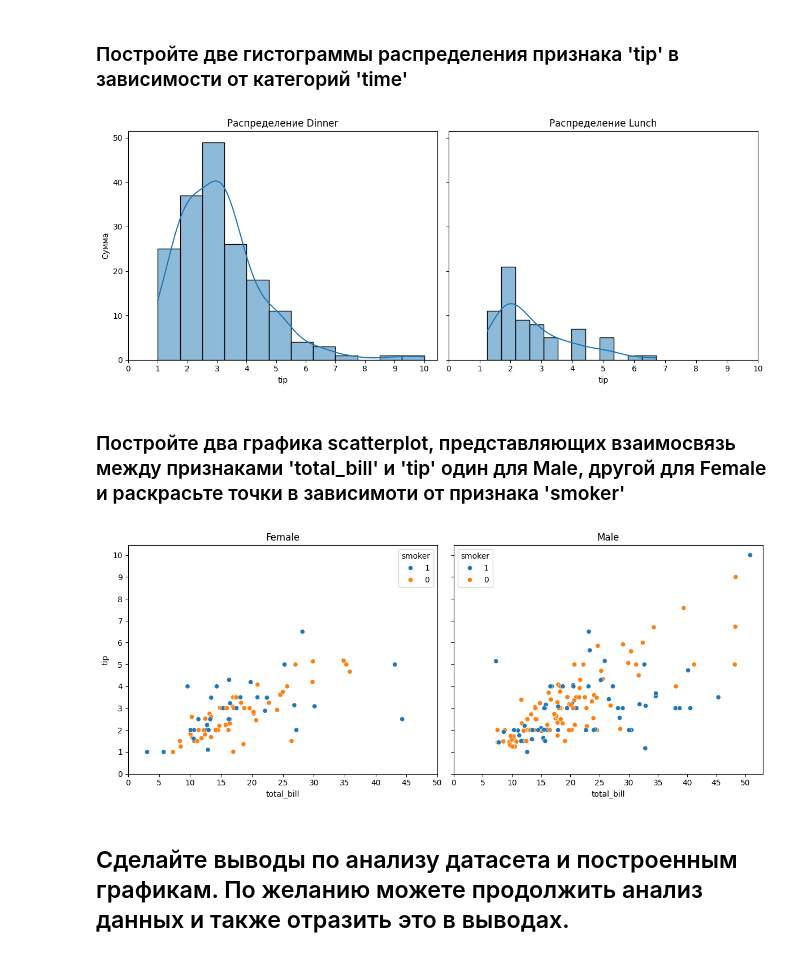
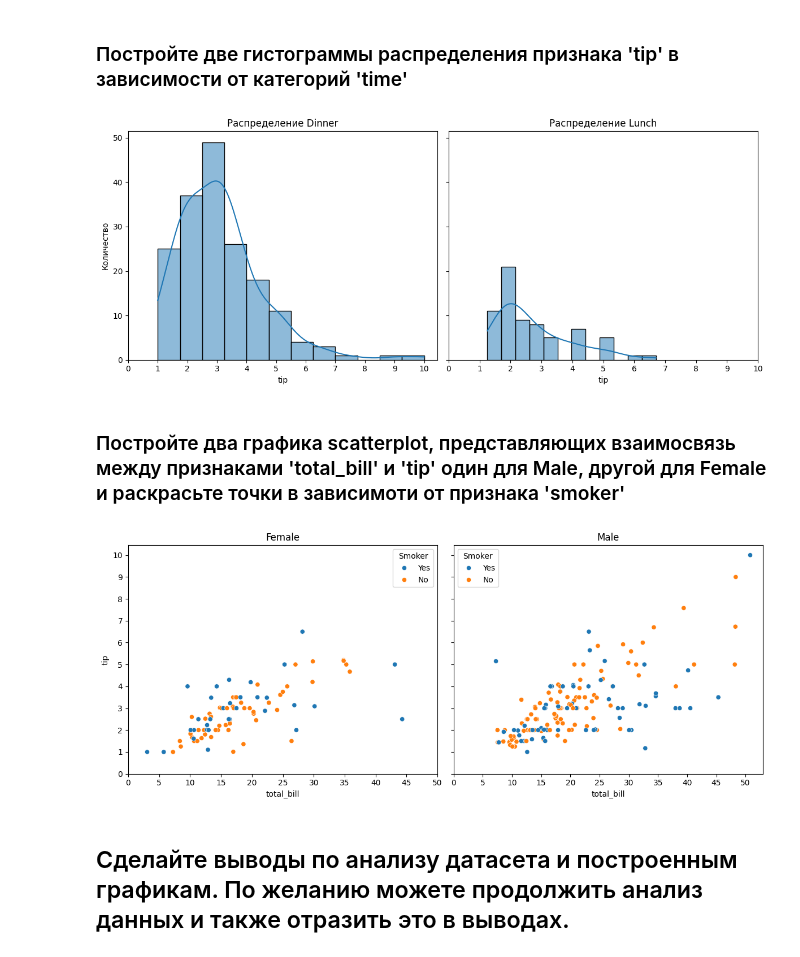
Before and after one commit to juojuk/ML-Basic, a Jupyter notebook: homework_07.ipynb, the cells around one changed output. Saved outputs shown, nothing was run; the diff lists cells and outputs as text; code cells hidden in the pictures.

```diff
--- a/homework_07.ipynb
+++ b/homework_07.ipynb
@@ -300,21 +301,21 @@ plt.show()
 # %%
 # ВАШ КОД ЗДЕСЬ
 time_array = df['time'].unique()
 time_count = len(time_array)
 
 fig, axes = plt.subplots(1, time_count, figsize=(12, 5), sharey=True)
 
 for ax, t in zip(axes, time_array):
     sns.histplot(data=df[df['time'] == t], x='tip', bins=12, kde=True, ax=ax)
     ax.set_title(f"Распределение {t}")
     ax.set_xlabel('tip')
-    ax.set_ylabel('Сумма')
+    ax.set_ylabel('Количество')
     ax.set_xticks(np.arange(0, df['tip'].max() + 1, 1))
 
 plt.tight_layout()
 plt.show()
 # %% [output]
-[figure, old version]
+[figure, new version]
 # %% [markdown]
 ### Постройте два графика scatterplot, представляющих взаимосвязь между признаками 'total_bill' и 'tip' один для Male, другой для Female и раскрасьте точки в зависимоти от признака 'smoker'
 # %%
@@ -330,9 +331,15 @@ for ax, s in zip(axes, sex_array):
     ax.set_xticks(np.arange(0, df['total_bill'].max() + 1, 5))
     ax.set_yticks(np.arange(0, df['tip'].max() + 1, 1))
 
+    handles, labels = ax.get_legend_handles_labels()
+    rename_map = {'0': 'No', '1': 'Yes'}
+
+    new_labels = [rename_map.get(lbl, lbl) for lbl in labels]
+    ax.legend(handles=handles, labels=new_labels, title='Smoker')
+
 plt.tight_layout()
 plt.show()
 # %% [output]
-[figure, old version]
+[figure, new version]
 # %% [markdown]
 ## Сделайте выводы по анализу датасета и построенным графикам. По желанию можете продолжить анализ данных и также отразить это в выводах.
```
Also changed, not shown: parts of 10 cells of this notebook.
